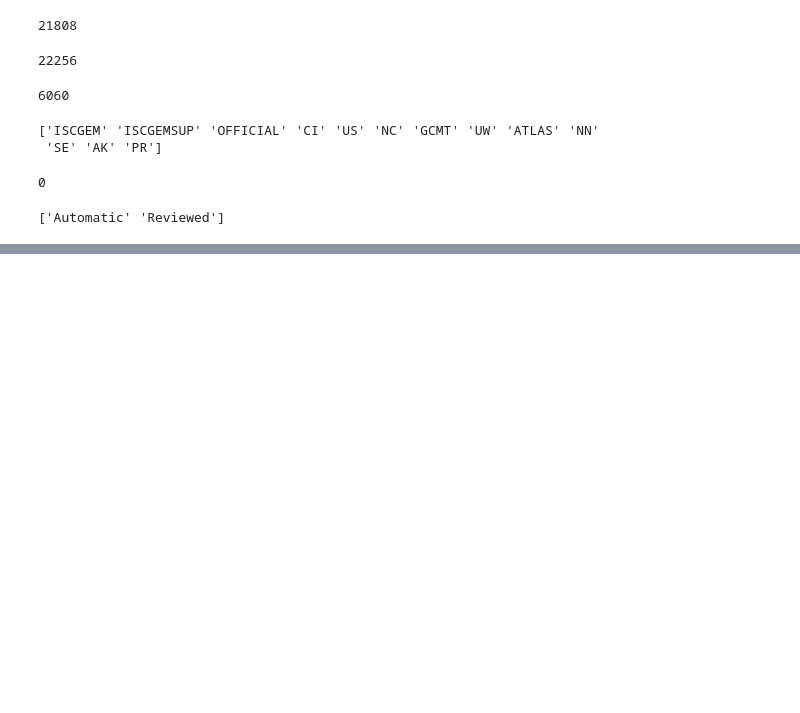
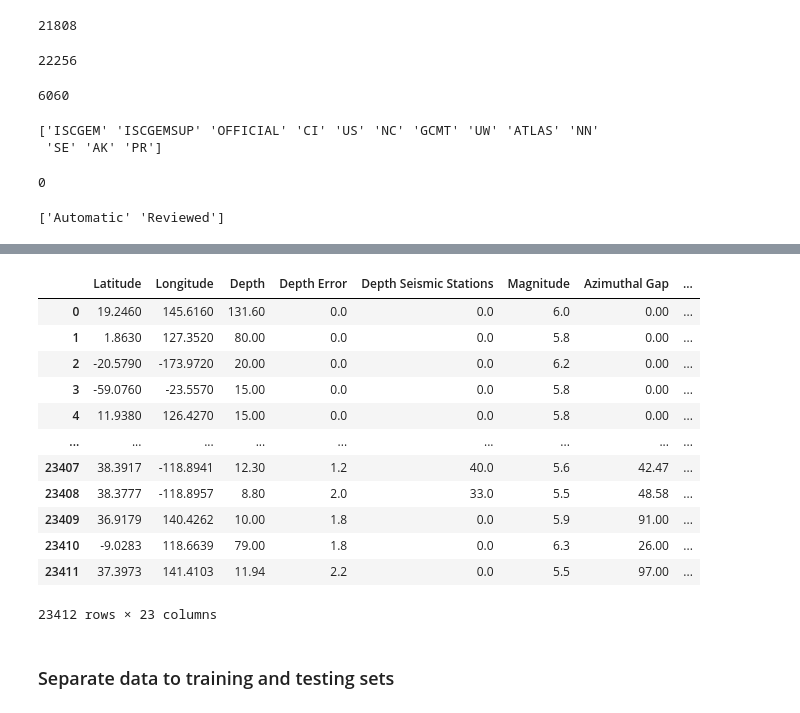
Before and after one commit to kggold4/final-project-intro-data-science, a Jupyter notebook: notebook3.ipynb, the cells around one changed output, grey strips where cells are left out. Saved outputs shown, nothing was run; the diff lists cells and outputs as text; code cells hidden in the pictures; blank space fills up the shorter version.

```diff
--- a/notebook3.ipynb
+++ b/notebook3.ipynb
@@ -754,6 +729,9 @@ earthquakes['Status'].isna().sum()
 print(earthquakes['Status'].unique())
 
 # and because the Status feature have only two values, I decided to change the values to binary representation
+# Automatic = 1
+# Reviewed = 0
+earthquakes['Status'] = earthquakes['Status'].apply(lambda x: 1 if x == 'Automatic' else 0)
 # %% [output]
 ['Automatic' 'Reviewed']
 # %%
@@ -798,0 +793,19 @@ memory usage: 2.5+ MB
+# %%
+# dataset prepared to the model
+earthquakes
+# %% [output]
+|  | Latitude | Longitude | Depth | Depth Error | Depth Seismic Stations | Magnitude | Azimuthal Gap | ... |
+| 0 | 19.2460 | 145.6160 | 131.60 | 0.0 | 0.0 | 6.0 | 0.00 | ... |
+| 1 | 1.8630 | 127.3520 | 80.00 | 0.0 | 0.0 | 5.8 | 0.00 | ... |
+| 2 | -20.5790 | -173.9720 | 20.00 | 0.0 | 0.0 | 6.2 | 0.00 | ... |
+| 3 | -59.0760 | -23.5570 | 15.00 | 0.0 | 0.0 | 5.8 | 0.00 | ... |
+| 4 | 11.9380 | 126.4270 | 15.00 | 0.0 | 0.0 | 5.8 | 0.00 | ... |
+| ... | ... | ... | ... | ... | ... | ... | ... | ... |
+| 23407 | 38.3917 | -118.8941 | 12.30 | 1.2 | 40.0 | 5.6 | 42.47 | ... |
+| 23408 | 38.3777 | -118.8957 | 8.80 | 2.0 | 33.0 | 5.5 | 48.58 | ... |
+| 23409 | 36.9179 | 140.4262 | 10.00 | 1.8 | 0.0 | 5.9 | 91.00 | ... |
+| 23410 | -9.0283 | 118.6639 | 79.00 | 1.8 | 0.0 | 6.3 | 26.00 | ... |
+| 23411 | 37.3973 | 141.4103 | 11.94 | 2.2 | 0.0 | 5.5 | 97.00 | ... |
+23412 rows × 23 columns
+# %% [markdown]
+### Separate data to training and testing sets
```
Also changed, not shown: parts of 12 cells of this notebook.
